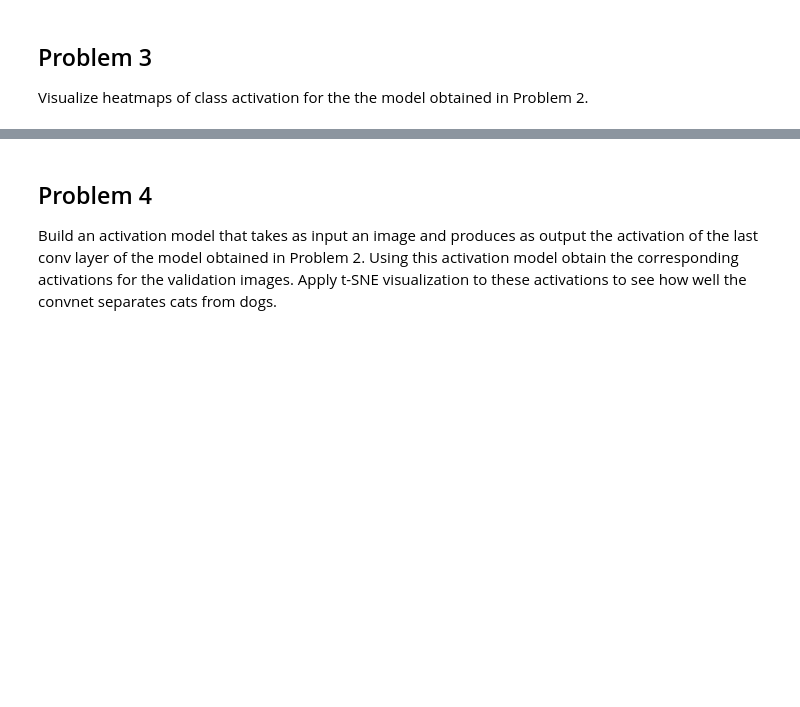
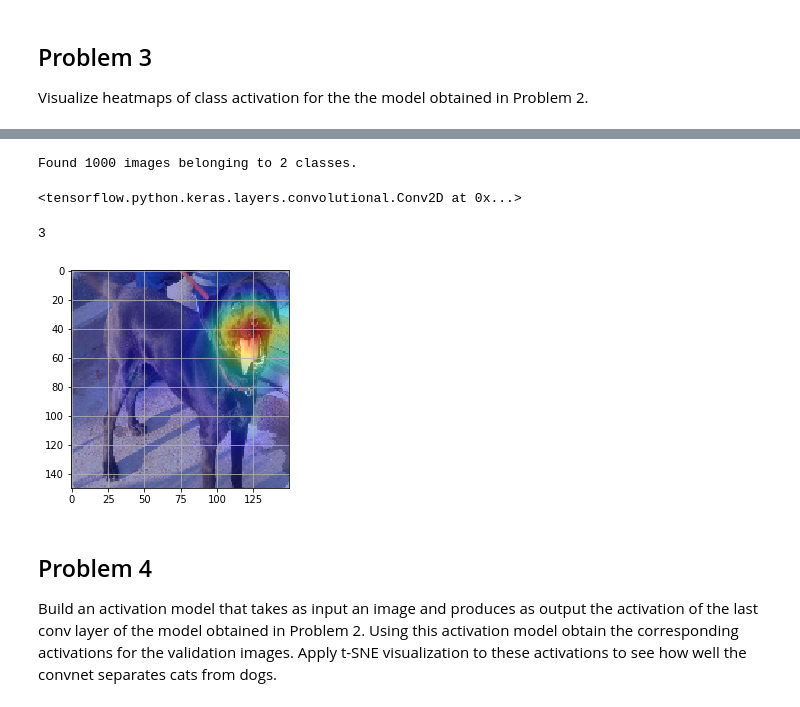
Before and after one commit to gshah8/UCF, a Jupyter notebook: Machine_Learning/HW3.ipynb, the cells around one changed output, grey strips where cells are left out. Drawn from its saved outputs; the diff is of its cells as text; code cells hidden in the pictures; blank space fills up the shorter version.

```diff
--- a/Machine_Learning/HW3.ipynb
+++ b/Machine_Learning/HW3.ipynb
@@ -462 +403,17 @@ def show_superimposed_image(img_path, heatmap):
+# %%
+# getting 30 random images from validation set for
+validation_datagen = ImageDataGenerator(rescale=1./255)
+validation_generator = validation_datagen.flow_from_directory(
+    validation_dir,
+    target_size=(150, 150),
+    batch_size=30,
+    class_mode='binary')
+val_images, val_labels = next(validation_generator)
+# %% [output]
+Found 1000 images belonging to 2 classes.
+# %%
+last_conv_layer = model3.get_layer('block5_conv4')
+last_conv_layer
+# %% [output]
+<tensorflow.python.keras.layers.convolutional.Conv2D at 0x...>
 # %%
@@ -504,3 +446,17 @@ def process_image(img_path, idx=0):
+# %%
+sample=val_images[1,:]
+sample.ndim
+# %% [output]
+3
+# %%
+
+#f=np.expand_dims(f, axis=0)
+superimposed_img, pred, heatmap = process_image(sample)
+plt.imshow(superimposed_img)
+plt.grid(None)
+plt.show()
+# %% [output]
+[figure, added]
 # %% [markdown]
 ## Problem 4
 
```
Also changed, not shown: parts of 26 cells of this notebook.
